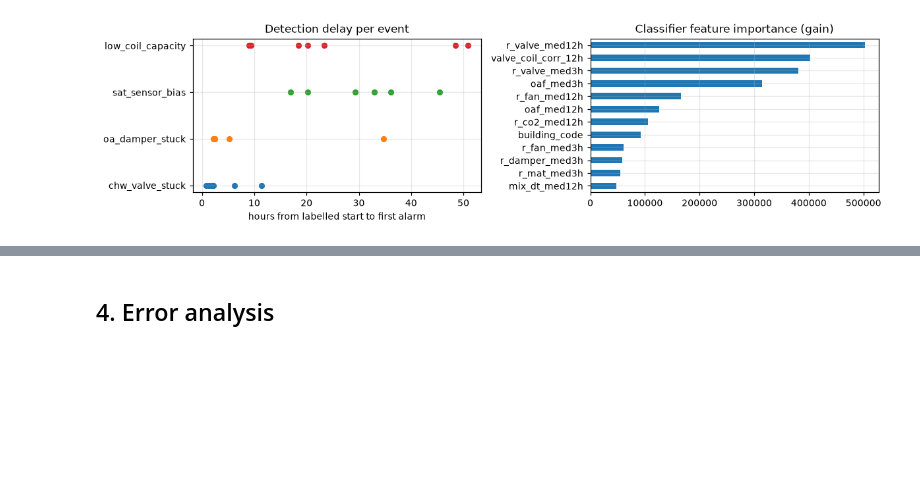
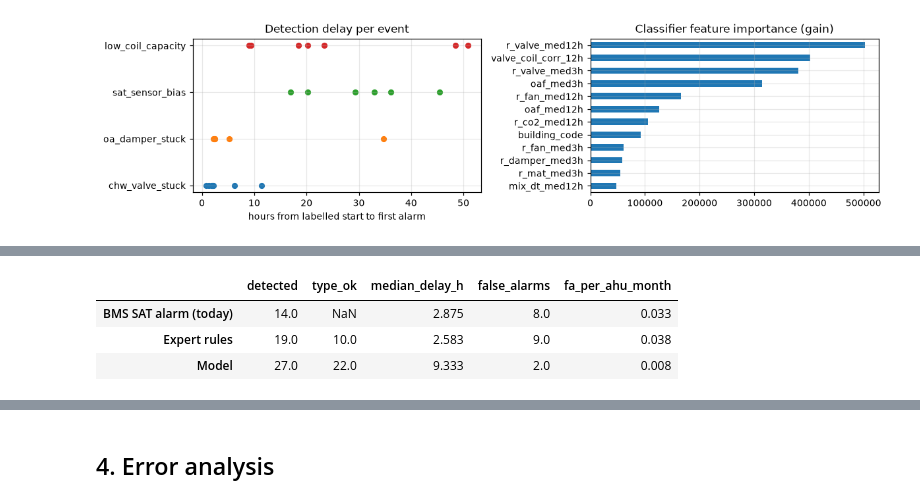
Before and after one commit to nauvalZulfikar/ahu-fault-detection, a Jupyter notebook: code/notebooks/02_modelling.ipynb, the cells around one changed output, grey strips where cells are left out. Drawn from its saved outputs; the diff is of its cells as text; code cells hidden in the pictures; blank space fills up the shorter version.

```diff
--- a/code/notebooks/02_modelling.ipynb
+++ b/code/notebooks/02_modelling.ipynb
@@ -165,0 +182,16 @@ fig.tight_layout(); fig.savefig(FIG / "results.png", dpi=170)
+# %%
+from ahu_fdd import baseline as B
+methods = {"BMS SAT alarm (today)": B.bms_alarm(tr), "Expert rules": B.expert_rules(tr), "Model": oof}
+scored = {}
+for name, p in methods.items():
+    s, e, _ = E.score_events(keys, E.alarms(p, keys, **PL.POST), labels, AHU_MONTHS)
+    scored[name] = (s, e)
+cmp_base = pd.DataFrame({k: v[0] for k, v in scored.items()}).T
+cmp_base = cmp_base[["detected", "type_ok", "median_delay_h", "false_alarms", "fa_per_ahu_month"]].astype(float)
+cmp_base.loc["BMS SAT alarm (today)", "type_ok"] = np.nan  # it never names a fault
+cmp_base.round(3)
+# %% [output]
+|  | detected | type_ok | median_delay_h | false_alarms | fa_per_ahu_month |
+| BMS SAT alarm (today) | 14.0 | NaN | 2.875 | 8.0 | 0.033 |
+| Expert rules | 19.0 | 10.0 | 2.583 | 9.0 | 0.038 |
+| Model | 27.0 | 22.0 | 9.333 | 2.0 | 0.008 |
```
Also changed, not shown: parts of 27 cells of this notebook, 12 other files.
